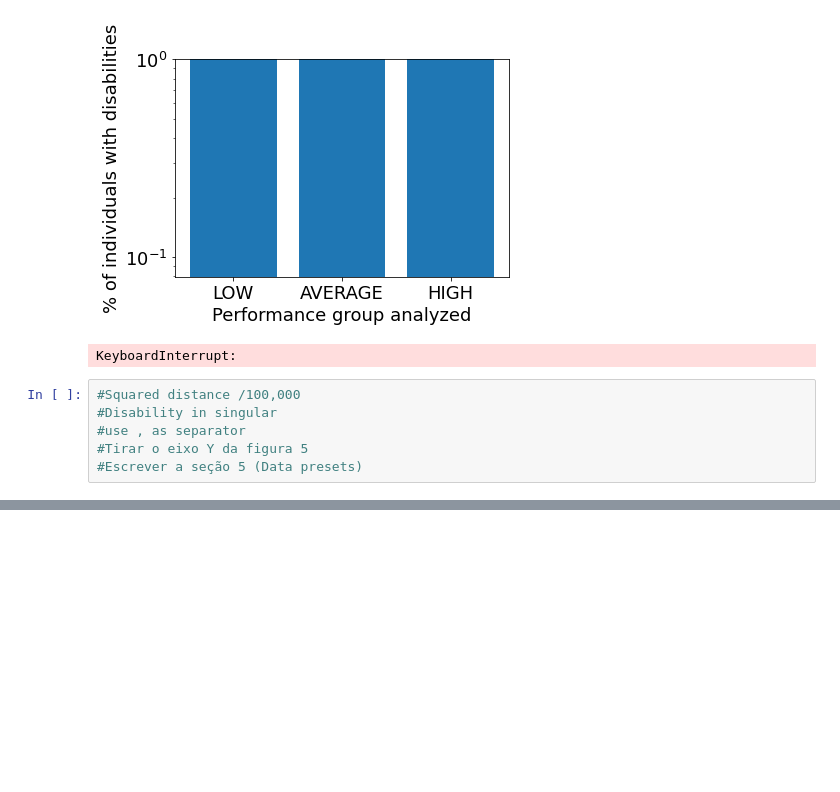
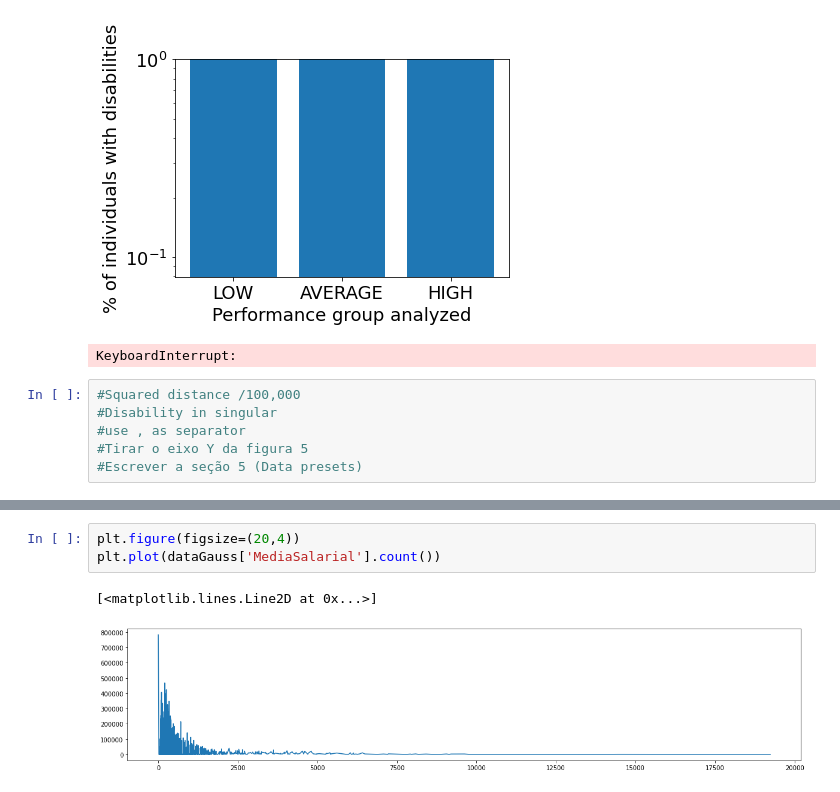
Before and after one commit to joaoaugusto05/ENEM-ANALYSIS, a Jupyter notebook: AnaliseCondicoes.ipynb, the cells around one changed output, grey strips where cells are left out. Cells and saved outputs as stored; diff of their text form; blank space fills up the shorter version.

```diff
--- a/AnaliseCondicoes.ipynb
+++ b/AnaliseCondicoes.ipynb
@@ -570,0 +764,6 @@ KeyboardInterrupt:
+# %%
+plt.figure(figsize=(20,4))
+plt.plot(dataGauss['MediaSalarial'].count())
+# %% [output]
+[<matplotlib.lines.Line2D at 0x...>]
+[figure, added]
```
Also changed, not shown: parts of 83 cells of this notebook.
